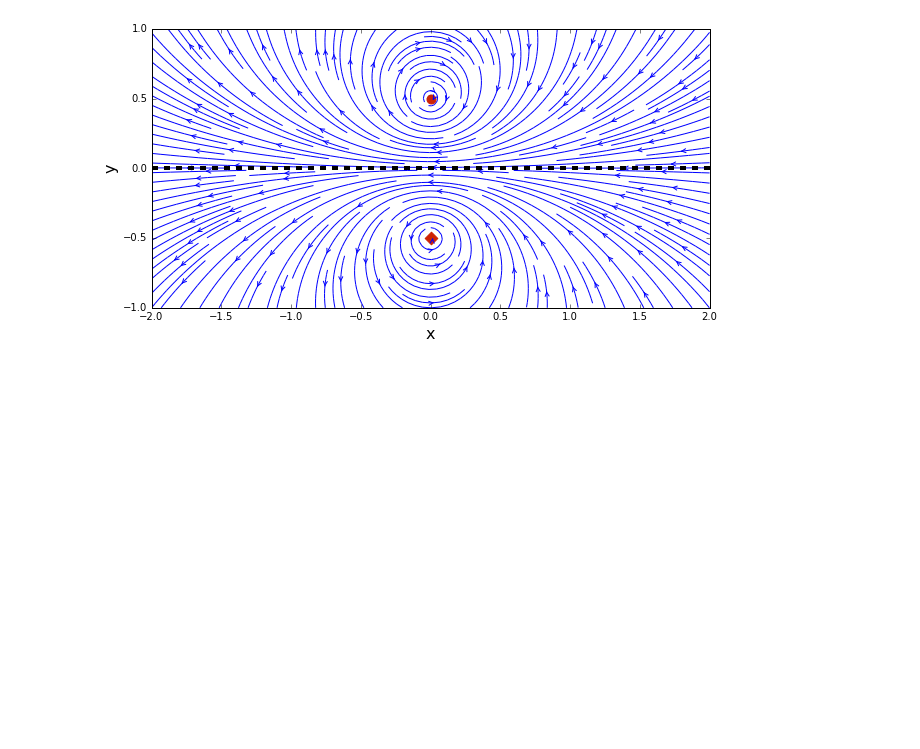
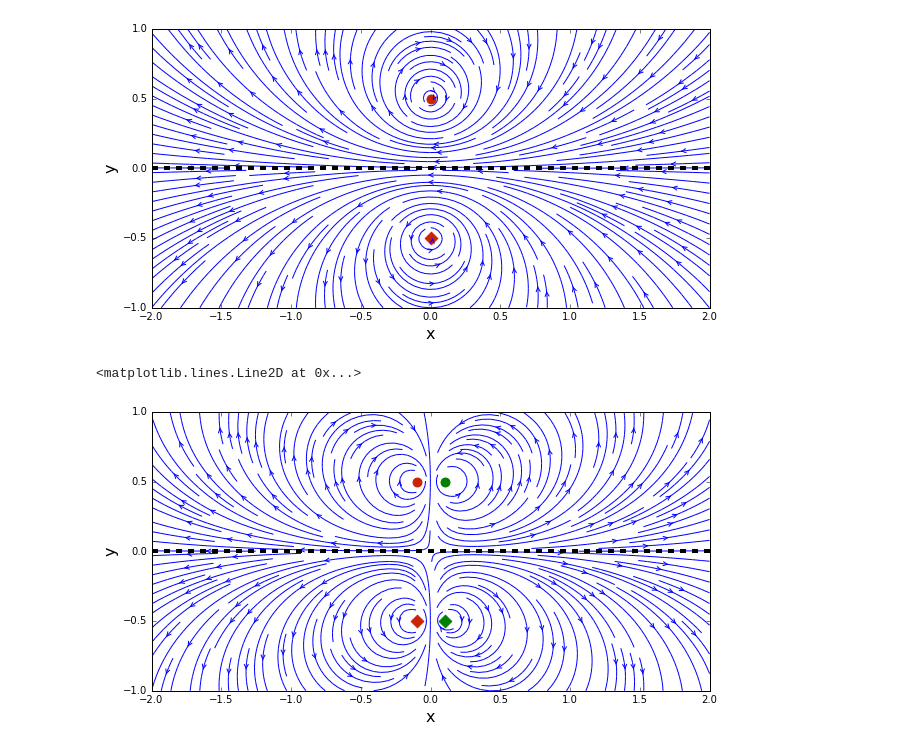
Before and after one commit to liu19941121/mae6226-work, a Jupyter notebook: lesson7-work.ipynb, the cells around one changed output. Cells and saved outputs as stored; diff of their text form; code cells hidden in the pictures; blank space fills up the shorter version.

```diff
--- a/lesson7-work.ipynb
+++ b/lesson7-work.ipynb
@@ -159,3 +159,43 @@ pyplot.axhline(0., color='k', linestyle='--', linewidth=4)
 # %% [output]
 <matplotlib.lines.Line2D at 0x...>
 [figure]
+# %%
+strength_vortex = 1.0
+x_vortex1, y_vortex1 = -0.1, 0.5
+x_vortex2, y_vortex2 = +0.1, 0.5
+
+vortex1 = Vortex(+strength_vortex, x_vortex1, y_vortex1)
+vortex2 = Vortex(-strength_vortex, x_vortex2, y_vortex2)
+
+vortex1.velocity(X, Y)
+vortex1.stream_function(X, Y)
+vortex2.velocity(X, Y)
+vortex2.stream_function(X, Y)
+
+vortex1_image = Vortex(-strength_vortex, x_vortex1, -y_vortex1)
+vortex2_image = Vortex(+strength_vortex, x_vortex2, -y_vortex2)
+
+vortex1_image.velocity(X, Y)
+vortex1_image.stream_function(X, Y)
+vortex2_image.velocity(X, Y)
+vortex2_image.stream_function(X, Y)
+# %%
+u = vortex1.u + vortex2.u + vortex1_image.u + vortex2_image.u
+v = vortex1.v + vortex2.v + vortex1_image.v + vortex2_image.v
+psi = vortex1.psi + vortex2.psi + vortex1_image.psi + vortex2_image.psi
+
+size = 10
+pyplot.figure(figsize=(size, (y_end-y_start)/(x_end-x_start)*size))
+pyplot.xlabel('x', fontsize=16)
+pyplot.ylabel('y', fontsize=16)
+pyplot.xlim(x_start, x_end)
+pyplot.ylim(y_start, y_end)
+pyplot.streamplot(X, Y, u, v, density=2, linewidth=1, arrowsize=1, arrowstyle='->')
+pyplot.scatter(vortex1.x, vortex1.y, color='#CD2305', s=80, marker='o')
+pyplot.scatter(vortex2.x, vortex2.y, color='g', s=80, marker='o')
+pyplot.scatter(vortex1_image.x, vortex1_image.y, color='#CD2305', s=80, marker='D')
+pyplot.scatter(vortex2_image.x, vortex2_image.y, color='g', s=80, marker='D')
+pyplot.axhline(0., color='k', linestyle='--', linewidth=4)
+# %% [output]
+<matplotlib.lines.Line2D at 0x...>
+[figure, added]
```
Also changed, not shown: parts of 2 cells of this notebook.
